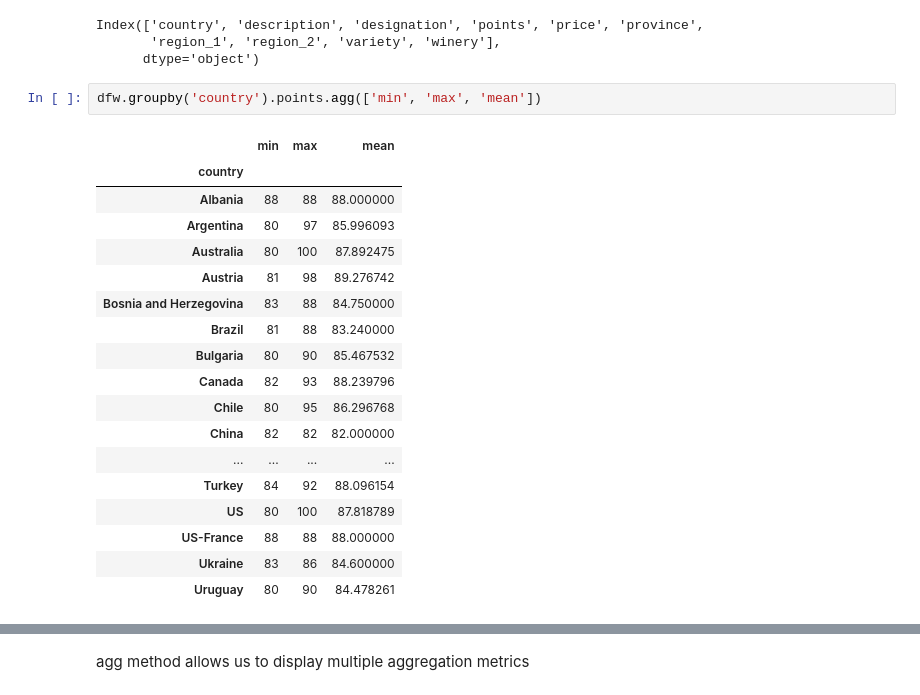
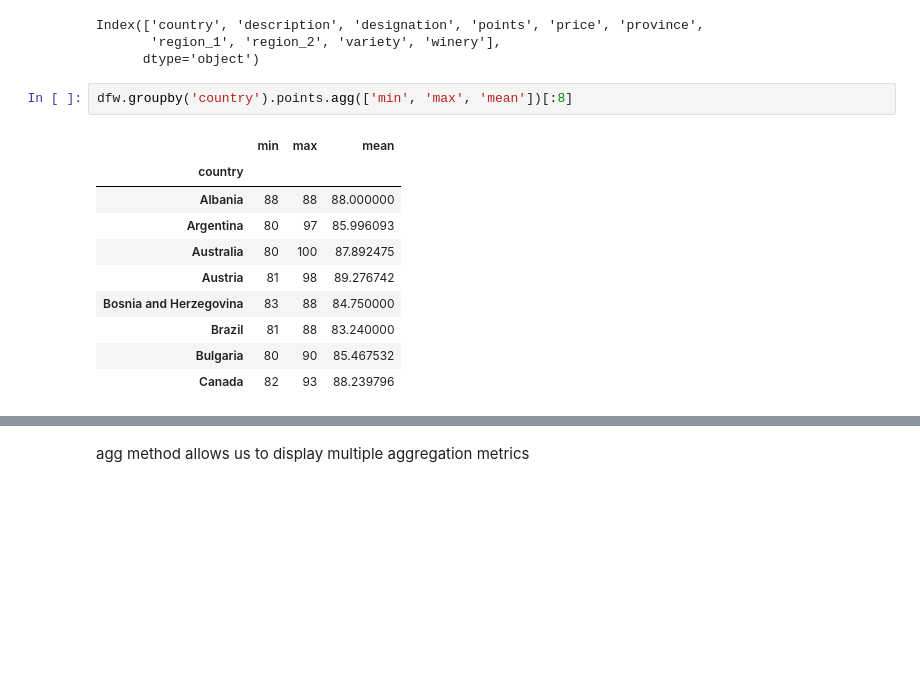
Before and after one commit to htuteja04/practice, a Jupyter notebook: Pandas/Practice_1.ipynb, the cells around one changed output, grey strips where cells are left out. Cells and saved outputs as stored; diff of their text form; blank space fills up the shorter version.

```diff
--- a/Pandas/Practice_1.ipynb
+++ b/Pandas/Practice_1.ipynb
@@ -715,24 +670,16 @@ Index(['country', 'description', 'designation', 'points', 'price', 'province',
        'region_1', 'region_2', 'variety', 'winery'],
       dtype='object')
 # %%
-dfw.groupby('country').points.agg(['min', 'max', 'mean'])
+dfw.groupby('country').points.agg(['min', 'max', 'mean'])[:8]
 # %% [output]
 |  | min | max | mean |
 | country |  |  |  |
 | Albania | 88 | 88 | 88.000000 |
 | Argentina | 80 | 97 | 85.996093 |
 | Australia | 80 | 100 | 87.892475 |
 | Austria | 81 | 98 | 89.276742 |
 | Bosnia and Herzegovina | 83 | 88 | 84.750000 |
 | Brazil | 81 | 88 | 83.240000 |
 | Bulgaria | 80 | 90 | 85.467532 |
 | Canada | 82 | 93 | 88.239796 |
-| Chile | 80 | 95 | 86.296768 |
-| China | 82 | 82 | 82.000000 |
-| ... | ... | ... | ... |
-| Turkey | 84 | 92 | 88.096154 |
-| US | 80 | 100 | 87.818789 |
-| US-France | 88 | 88 | 88.000000 |
-| Ukraine | 83 | 86 | 84.600000 |
-| Uruguay | 80 | 90 | 84.478261 |
 # %%
```
Also changed, not shown: parts of 26 cells of this notebook.
